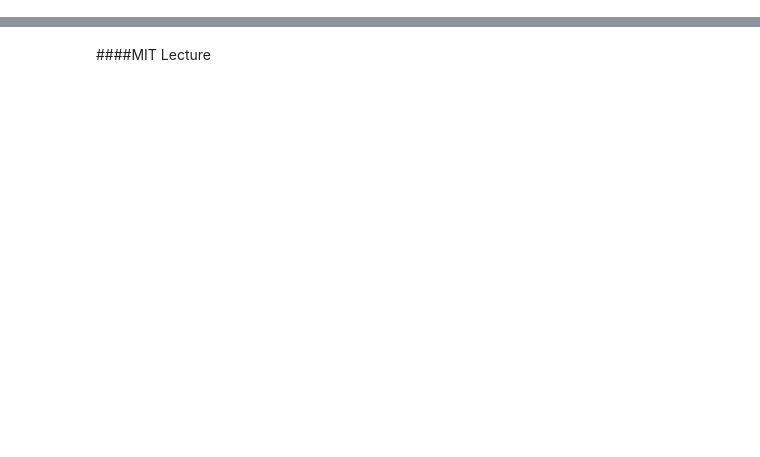
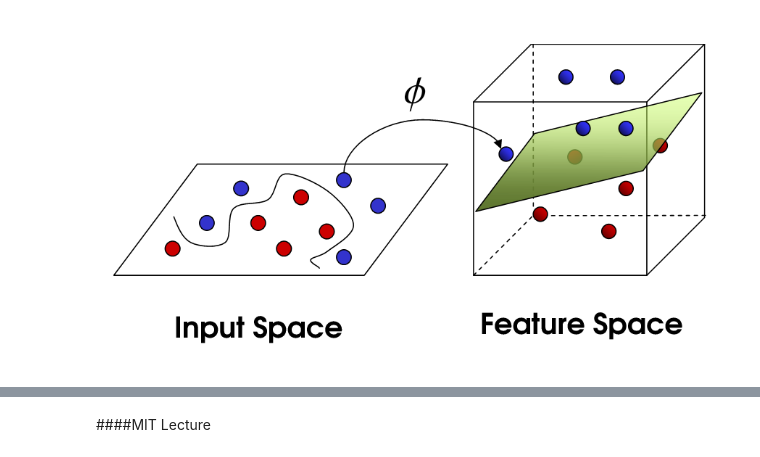
Before and after one commit to jmportilla/Udemy---Machine-Learning, a Jupyter notebook: Support Vector Machines.ipynb, the cells around one changed output, grey strips where cells are left out. Cells and saved outputs as stored; diff of their text form; code cells hidden in the pictures; blank space fills up the shorter version.

```diff
--- a/Support Vector Machines.ipynb
+++ b/Support Vector Machines.ipynb
@@ -15 +88,7 @@ url= 'http://docs.opencv.org/_images/optimal-hyperplane.png'
+# %%
+# Kernel Trick for the Feature Space
+url='http://i.imgur.com/WuxyO.png'
+Image(url)
+# %% [output]
+[figure, added]
 # %%
```
Also changed, not shown: parts of 35 cells of this notebook.
